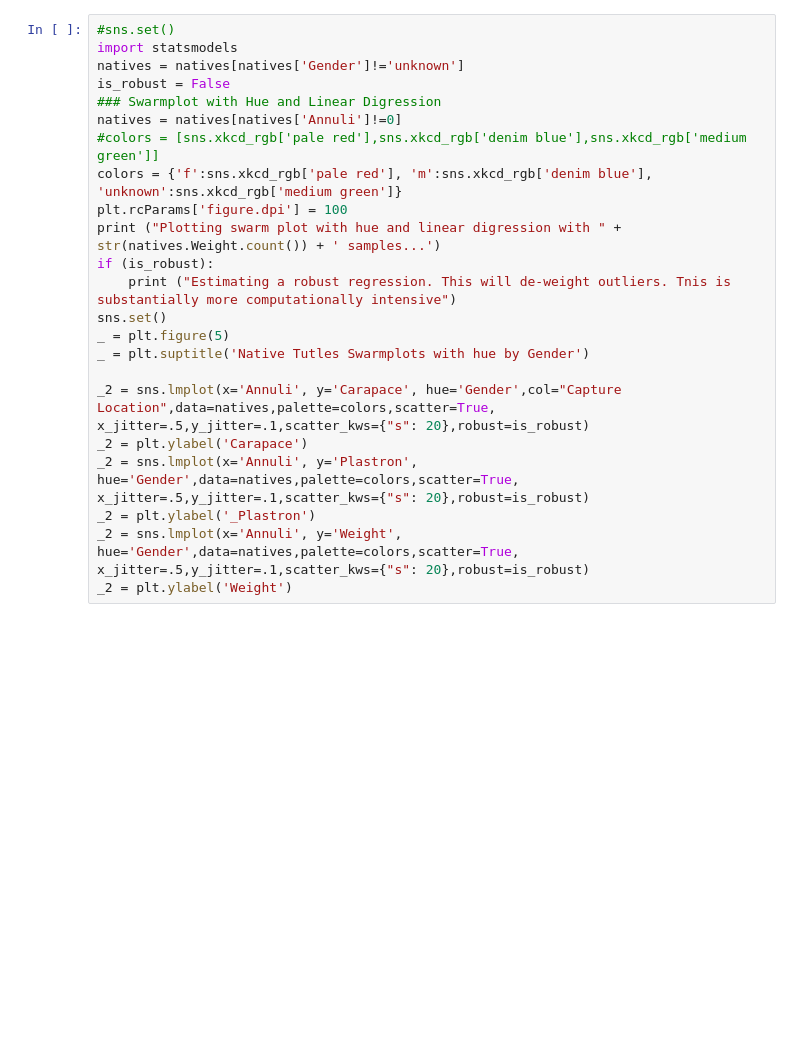
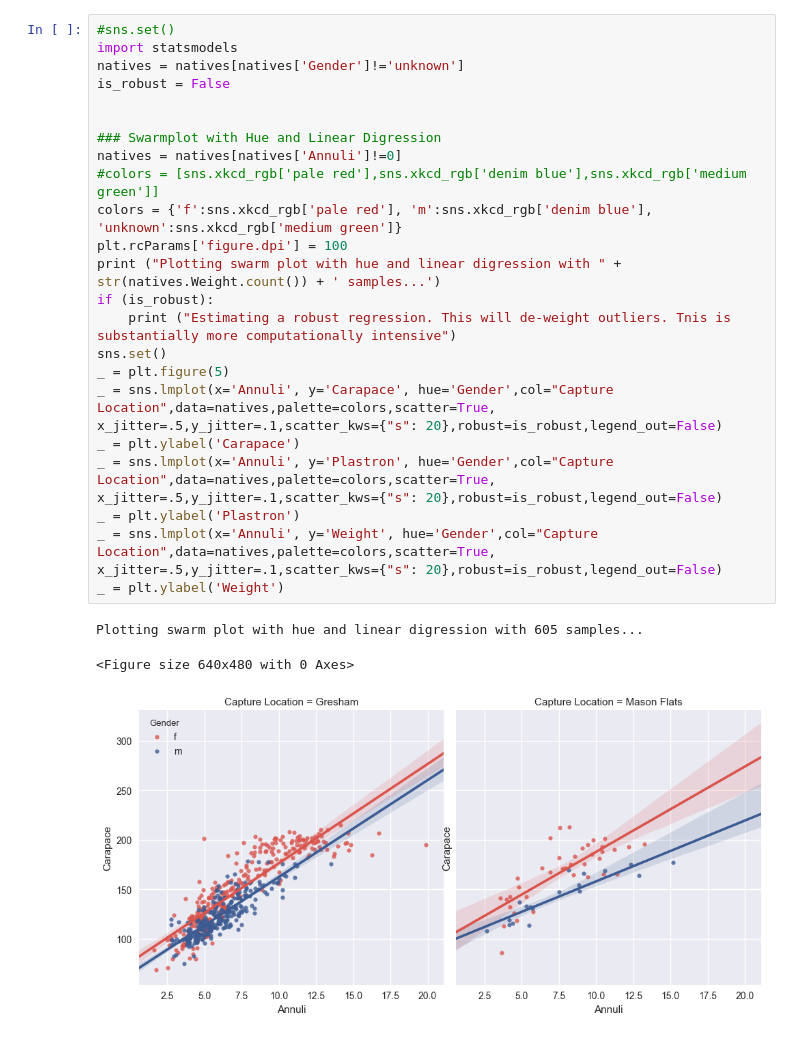
Before and after one commit to kimko/turtles-way-down, a Jupyter notebook: turtles-way-down.ipynb, the cells around one changed output. Saved outputs shown, nothing was run; the diff lists cells and outputs as text; blank space fills up the shorter version.

Commit message:
removed PII, refactored some code, bugfix in data cleaning

```diff
--- a/turtles-way-down.ipynb
+++ b/turtles-way-down.ipynb
@@ -282,23 +260,27 @@ _ = plt.ylabel('Weight')
 # %%
 #sns.set()
 import statsmodels
 natives = natives[natives['Gender']!='unknown']
 is_robust = False
+
+
 ### Swarmplot with Hue and Linear Digression
 natives = natives[natives['Annuli']!=0]
 #colors = [sns.xkcd_rgb['pale red'],sns.xkcd_rgb['denim blue'],sns.xkcd_rgb['medium green']]
 colors = {'f':sns.xkcd_rgb['pale red'], 'm':sns.xkcd_rgb['denim blue'], 'unknown':sns.xkcd_rgb['medium green']}
 plt.rcParams['figure.dpi'] = 100
 print ("Plotting swarm plot with hue and linear digression with " + str(natives.Weight.count()) + ' samples...')
 if (is_robust):
     print ("Estimating a robust regression. This will de-weight outliers. Tnis is substantially more computationally intensive")
 sns.set()
 _ = plt.figure(5)
-_ = plt.suptitle('Native Tutles Swarmplots with hue by Gender')
-
-_2 = sns.lmplot(x='Annuli', y='Carapace', hue='Gender',col="Capture Location",data=natives,palette=colors,scatter=True, x_jitter=.5,y_jitter=.1,scatter_kws={"s": 20},robust=is_robust)
-_2 = plt.ylabel('Carapace')
-_2 = sns.lmplot(x='Annuli', y='Plastron', hue='Gender',data=natives,palette=colors,scatter=True, x_jitter=.5,y_jitter=.1,scatter_kws={"s": 20},robust=is_robust)
-_2 = plt.ylabel('_Plastron')
-_2 = sns.lmplot(x='Annuli', y='Weight', hue='Gender',data=natives,palette=colors,scatter=True, x_jitter=.5,y_jitter=.1,scatter_kws={"s": 20},robust=is_robust)
-_2 = plt.ylabel('Weight')
+_ = sns.lmplot(x='Annuli', y='Carapace', hue='Gender',col="Capture Location",data=natives,palette=colors,scatter=True, x_jitter=.5,y_jitter=.1,scatter_kws={"s": 20},robust=is_robust,legend_out=False)
+_ = plt.ylabel('Carapace')
+_ = sns.lmplot(x='Annuli', y='Plastron', hue='Gender',col="Capture Location",data=natives,palette=colors,scatter=True, x_jitter=.5,y_jitter=.1,scatter_kws={"s": 20},robust=is_robust,legend_out=False)
+_ = plt.ylabel('Plastron')
+_ = sns.lmplot(x='Annuli', y='Weight', hue='Gender',col="Capture Location",data=natives,palette=colors,scatter=True, x_jitter=.5,y_jitter=.1,scatter_kws={"s": 20},robust=is_robust,legend_out=False)
+_ = plt.ylabel('Weight')
+# %% [output]
+Plotting swarm plot with hue and linear digression with 605 samples...
+<Figure size 640x480 with 0 Axes>
+[figure, added]
```
Also changed, not shown: parts of 15 cells of this notebook, 3 other files.
